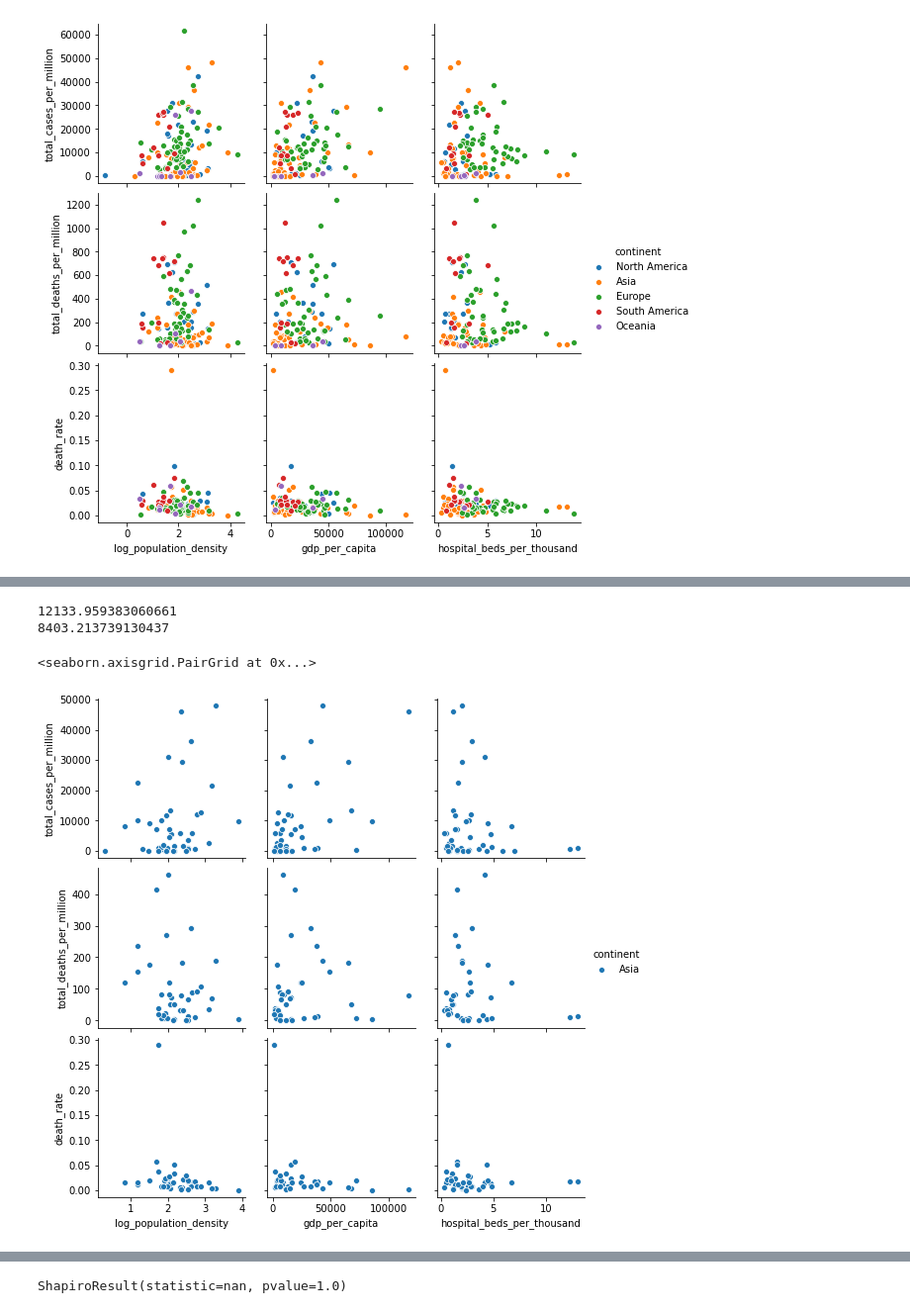
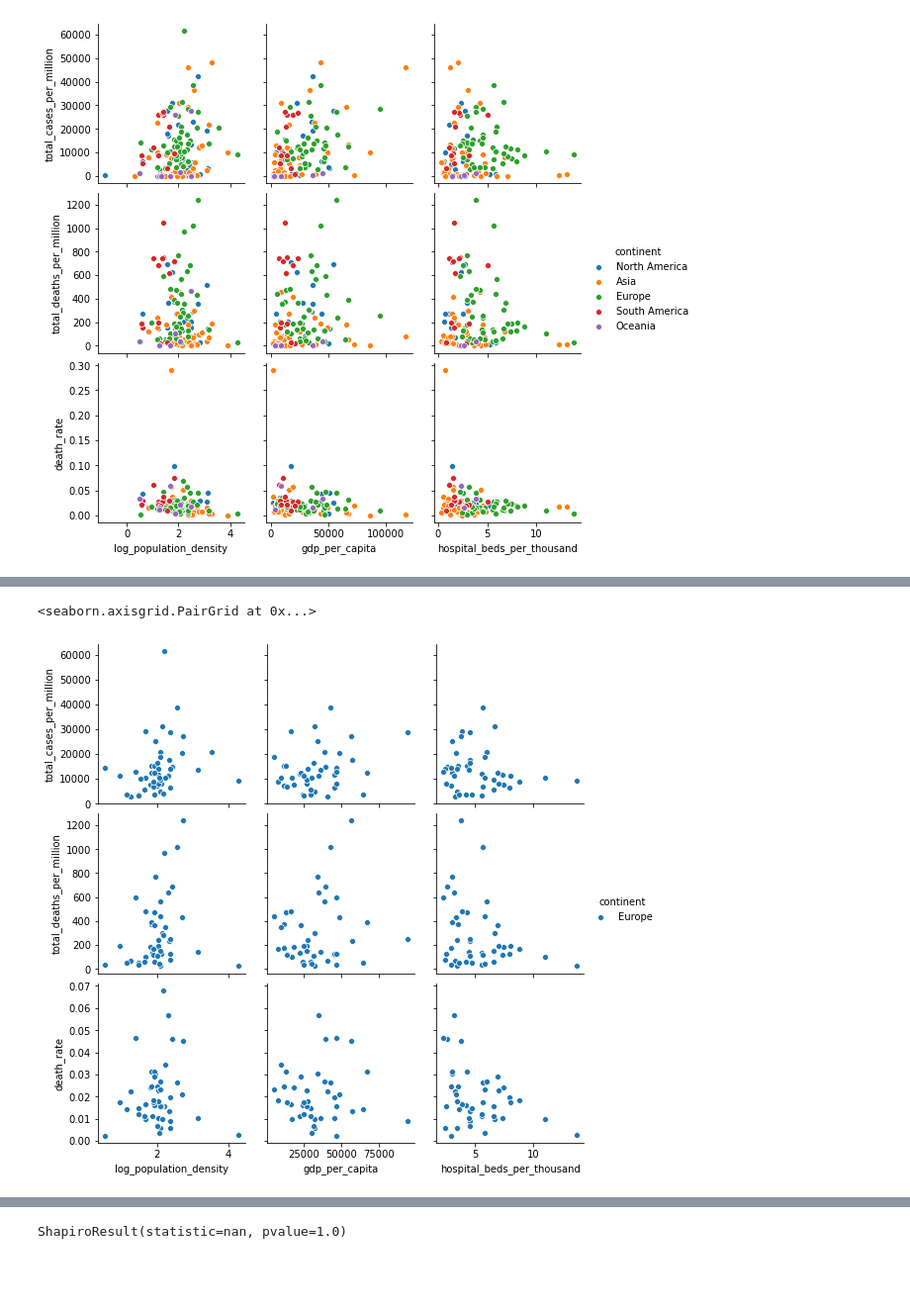
Before and after one commit to lkostakis/data-mining-covid19, a Jupyter notebook: ask4.ipynb, the cells around one changed output, grey strips where cells are left out. Shown at 99% size. Cells and saved outputs as stored; diff of their text form; code cells hidden in the pictures; blank space fills up the shorter version.

```diff
--- a/ask4.ipynb
+++ b/ask4.ipynb
@@ -182,17 +165,13 @@ values
 # %%
 # Only European countries
-df = df.loc[df.continent == 'Asia']
+df = df.loc[df.continent == 'Europe']
 std= df.total_cases_per_million.std()
 mean=df.total_cases_per_million.mean()
 
-print(std)
-print(mean)
 # Create seaborn.pairplot
 sns.pairplot(df, hue = 'continent',
              x_vars = ['log_population_density','gdp_per_capita', 'hospital_beds_per_thousand'],
              y_vars = ['total_cases_per_million','total_deaths_per_million', 'death_rate'])
 # %% [output]
-12133.959383060661
-8403.213739130437
+<seaborn.axisgrid.PairGrid at 0x...>
-<seaborn.axisgrid.PairGrid at 0x...>
-[figure, old version]
+[figure, new version]
```
Also changed, not shown: parts of 24 cells of this notebook.
